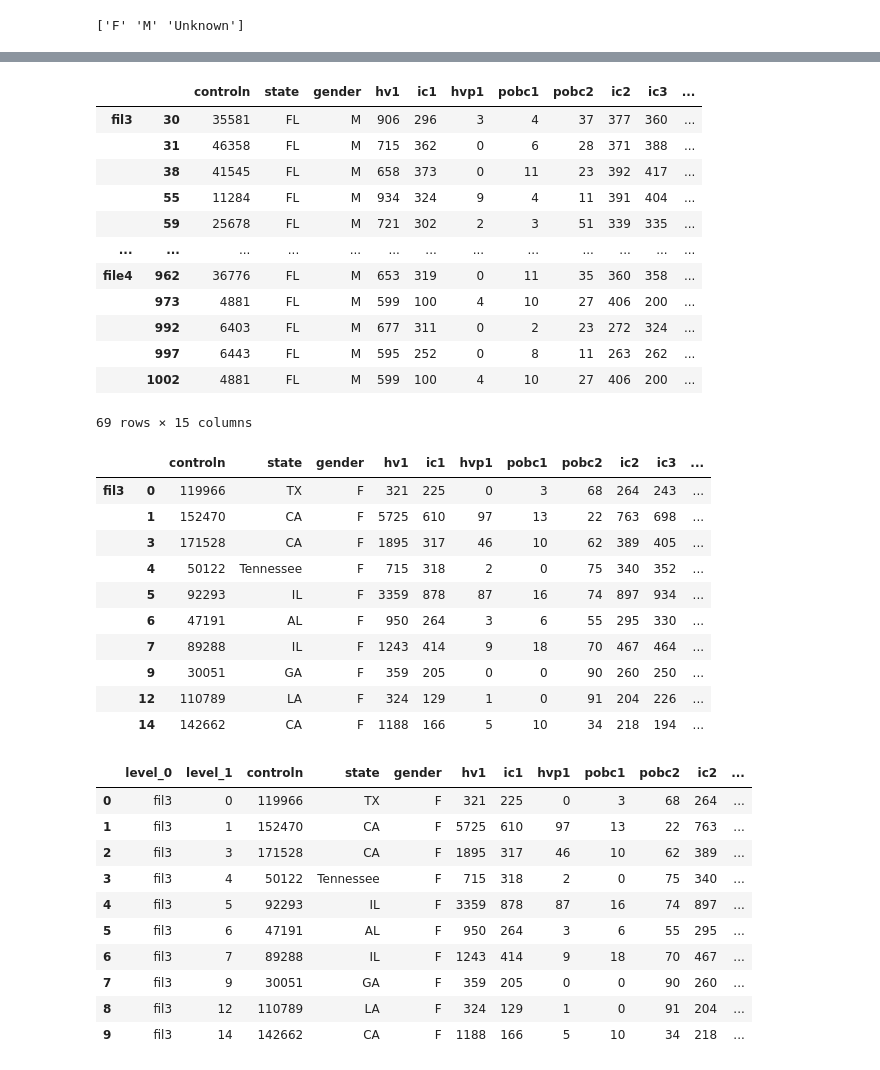
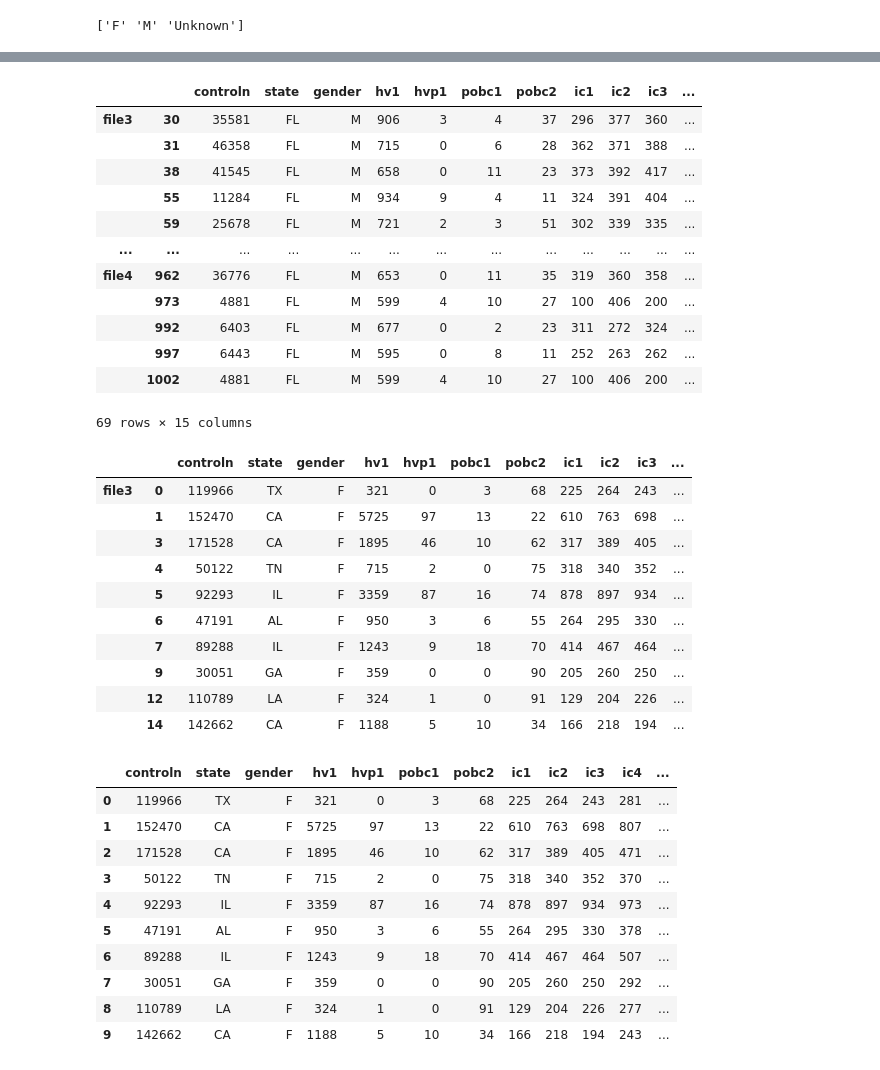
Before and after one commit to Aminmoh9/Pandas-Exercises, a Jupyter notebook: Pandas Exercises.ipynb, the cells around one changed output, grey strips where cells are left out. Saved outputs shown, nothing was run; the diff lists cells and outputs as text; code cells hidden in the pictures.

```diff
--- a/Pandas Exercises.ipynb
+++ b/Pandas Exercises.ipynb
@@ -64,6 +50,6 @@ Are the columns in the same order?
 True
 # %%
 #Rename all column names to lowercase to standardize them.
-file3.columns = file3.columns.str.lower()
-file4.columns = file4.columns.str.lower()
+file3.columns = file3.columns.str.lower().str.strip().str.replace('_', "")
+file4.columns = file4.columns.str.lower().str.strip().str.replace('_', "")
 # %%
@@ -86,6 +76,6 @@ Index(['controln', 'state', 'gender', 'hv1', 'ic1', 'ic4', 'hvp1', 'ic5',
 # %%
 #Merge the two dataframes (data_file3 and data_file4) into a single data dataframe.
-data=pd.concat([file3,file4], axis=0, keys=["fil3","file4"])
+data=pd.concat([file3,file4], axis=0, keys=["file3","file4"])
 data
 # %% [output]
 |  |  | controln | state | gender | hv1 | ic1 | ic4 | hvp1 | ic5 | pobc1 | pobc2 | ... |
@@ -158,6 +120,6 @@ data1
 # %%
 #Rearrange the columns so that ic2, ic3, ic4, and ic5 appear before AVGGIFT.
-rearranged_columns=['controln','state','gender','hv1','ic1','hvp1','pobc1','pobc2','ic2','ic3','ic4','ic5','avggift','tcode','target_d']
+rearranged_columns=['controln','state','gender','hv1','hvp1','pobc1','pobc2','ic1','ic2','ic3','ic4','ic5','avggift','tcode','targetd']
 data=data[rearranged_columns]
 data.head()
 # %% [output]
@@ -178,3 +140,6 @@ data['gender'] = data['gender'].replace({'u': 'Unknown', 'j': 'Unknown', 'a': 'U
 print(data['gender'].unique())
 # %% [output]
 ['F' 'M' 'Unknown']
+# %%
+data['state'] = data['state'].str.upper().replace({'TENNESSEE': 'TN'})
+print(data['state'].unique())
@@ -192,18 +162,18 @@ data.head()
 #Men who live in Florida (without storing the results)
 data[(data['gender'] == "M") & (data['state'] == 'FL')]
 # %% [output]
-|  |  | controln | state | gender | hv1 | ic1 | hvp1 | pobc1 | pobc2 | ic2 | ic3 | ... |
-| fil3 | 30 | 35581 | FL | M | 906 | 296 | 3 | 4 | 37 | 377 | 360 | ... |
-|  | 31 | 46358 | FL | M | 715 | 362 | 0 | 6 | 28 | 371 | 388 | ... |
-|  | 38 | 41545 | FL | M | 658 | 373 | 0 | 11 | 23 | 392 | 417 | ... |
-|  | 55 | 11284 | FL | M | 934 | 324 | 9 | 4 | 11 | 391 | 404 | ... |
-|  | 59 | 25678 | FL | M | 721 | 302 | 2 | 3 | 51 | 339 | 335 | ... |
+|  |  | controln | state | gender | hv1 | hvp1 | pobc1 | pobc2 | ic1 | ic2 | ic3 | ... |
+| file3 | 30 | 35581 | FL | M | 906 | 3 | 4 | 37 | 296 | 377 | 360 | ... |
+|  | 31 | 46358 | FL | M | 715 | 0 | 6 | 28 | 362 | 371 | 388 | ... |
+|  | 38 | 41545 | FL | M | 658 | 0 | 11 | 23 | 373 | 392 | 417 | ... |
+|  | 55 | 11284 | FL | M | 934 | 9 | 4 | 11 | 324 | 391 | 404 | ... |
+|  | 59 | 25678 | FL | M | 721 | 2 | 3 | 51 | 302 | 339 | 335 | ... |
 | ... | ... | ... | ... | ... | ... | ... | ... | ... | ... | ... | ... | ... |
-| file4 | 962 | 36776 | FL | M | 653 | 319 | 0 | 11 | 35 | 360 | 358 | ... |
-|  | 973 | 4881 | FL | M | 599 | 100 | 4 | 10 | 27 | 406 | 200 | ... |
-|  | 992 | 6403 | FL | M | 677 | 311 | 0 | 2 | 23 | 272 | 324 | ... |
-|  | 997 | 6443 | FL | M | 595 | 252 | 0 | 8 | 11 | 263 | 262 | ... |
-|  | 1002 | 4881 | FL | M | 599 | 100 | 4 | 10 | 27 | 406 | 200 | ... |
+| file4 | 962 | 36776 | FL | M | 653 | 0 | 11 | 35 | 319 | 360 | 358 | ... |
+|  | 973 | 4881 | FL | M | 599 | 4 | 10 | 27 | 100 | 406 | 200 | ... |
+|  | 992 | 6403 | FL | M | 677 | 0 | 2 | 23 | 311 | 272 | 324 | ... |
+|  | 997 | 6443 | FL | M | 595 | 0 | 8 | 11 | 252 | 263 | 262 | ... |
+|  | 1002 | 4881 | FL | M | 599 | 4 | 10 | 27 | 100 | 406 | 200 | ... |
 69 rows × 15 columns
 # %%
 #Filter the results for women and store the results in a new DataFrame.
@@ -212,33 +182,33 @@ women_data= data[data['gender']=='F']
 #Display the first 10 rows of the filtered DataFrame.
 women_data.head(10)
 # %% [output]
-|  |  | controln | state | gender | hv1 | ic1 | hvp1 | pobc1 | pobc2 | ic2 | ic3 | ... |
-| fil3 | 0 | 119966 | TX | F | 321 | 225 | 0 | 3 | 68 | 264 | 243 | ... |
-|  | 1 | 152470 | CA | F | 5725 | 610 | 97 | 13 | 22 | 763 | 698 | ... |
-|  | 3 | 171528 | CA | F | 1895 | 317 | 46 | 10 | 62 | 389 | 405 | ... |
-|  | 4 | 50122 | Tennessee | F | 715 | 318 | 2 | 0 | 75 | 340 | 352 | ... |
-|  | 5 | 92293 | IL | F | 3359 | 878 | 87 | 16 | 74 | 897 | 934 | ... |
-|  | 6 | 47191 | AL | F | 950 | 264 | 3 | 6 | 55 | 295 | 330 | ... |
-|  | 7 | 89288 | IL | F | 1243 | 414 | 9 | 18 | 70 | 467 | 464 | ... |
-|  | 9 | 30051 | GA | F | 359 | 205 | 0 | 0 | 90 | 260 | 250 | ... |
-|  | 12 | 110789 | LA | F | 324 | 129 | 1 | 0 | 91 | 204 | 226 | ... |
-|  | 14 | 142662 | CA | F | 1188 | 166 | 5 | 10 | 34 | 218 | 194 | ... |
+|  |  | controln | state | gender | hv1 | hvp1 | pobc1 | pobc2 | ic1 | ic2 | ic3 | ... |
+| file3 | 0 | 119966 | TX | F | 321 | 0 | 3 | 68 | 225 | 264 | 243 | ... |
+|  | 1 | 152470 | CA | F | 5725 | 97 | 13 | 22 | 610 | 763 | 698 | ... |
+|  | 3 | 171528 | CA | F | 1895 | 46 | 10 | 62 | 317 | 389 | 405 | ... |
+|  | 4 | 50122 | TN | F | 715 | 2 | 0 | 75 | 318 | 340 | 352 | ... |
+|  | 5 | 92293 | IL | F | 3359 | 87 | 16 | 74 | 878 | 897 | 934 | ... |
+|  | 6 | 47191 | AL | F | 950 | 3 | 6 | 55 | 264 | 295 | 330 | ... |
+|  | 7 | 89288 | IL | F | 1243 | 9 | 18 | 70 | 414 | 467 | 464 | ... |
+|  | 9 | 30051 | GA | F | 359 | 0 | 0 | 90 | 205 | 260 | 250 | ... |
+|  | 12 | 110789 | LA | F | 324 | 1 | 0 | 91 | 129 | 204 | 226 | ... |
+|  | 14 | 142662 | CA | F | 1188 | 5 | 10 | 34 | 166 | 218 | 194 | ... |
 # %%
 #Reset the index with and without the drop=True parameter to observe the difference.
-reset_index_df=women_data.reset_index()
+reset_index_df=women_data.reset_index(drop=True)
 reset_index_df.head(10)
 # %% [output]
-|  | level_0 | level_1 | controln | state | gender | hv1 | ic1 | hvp1 | pobc1 | pobc2 | ic2 | ... |
-| 0 | fil3 | 0 | 119966 | TX | F | 321 | 225 | 0 | 3 | 68 | 264 | ... |
-| 1 | fil3 | 1 | 152470 | CA | F | 5725 | 610 | 97 | 13 | 22 | 763 | ... |
-| 2 | fil3 | 3 | 171528 | CA | F | 1895 | 317 | 46 | 10 | 62 | 389 | ... |
-| 3 | fil3 | 4 | 50122 | Tennessee | F | 715 | 318 | 2 | 0 | 75 | 340 | ... |
-| 4 | fil3 | 5 | 92293 | IL | F | 3359 | 878 | 87 | 16 | 74 | 897 | ... |
-| 5 | fil3 | 6 | 47191 | AL | F | 950 | 264 | 3 | 6 | 55 | 295 | ... |
-| 6 | fil3 | 7 | 89288 | IL | F | 1243 | 414 | 9 | 18 | 70 | 467 | ... |
-| 7 | fil3 | 9 | 30051 | GA | F | 359 | 205 | 0 | 0 | 90 | 260 | ... |
-| 8 | fil3 | 12 | 110789 | LA | F | 324 | 129 | 1 | 0 | 91 | 204 | ... |
-| 9 | fil3 | 14 | 142662 | CA | F | 1188 | 166 | 5 | 10 | 34 | 218 | ... |
+|  | controln | state | gender | hv1 | hvp1 | pobc1 | pobc2 | ic1 | ic2 | ic3 | ic4 | ... |
+| 0 | 119966 | TX | F | 321 | 0 | 3 | 68 | 225 | 264 | 243 | 281 | ... |
+| 1 | 152470 | CA | F | 5725 | 97 | 13 | 22 | 610 | 763 | 698 | 807 | ... |
+| 2 | 171528 | CA | F | 1895 | 46 | 10 | 62 | 317 | 389 | 405 | 471 | ... |
+| 3 | 50122 | TN | F | 715 | 2 | 0 | 75 | 318 | 340 | 352 | 370 | ... |
+| 4 | 92293 | IL | F | 3359 | 87 | 16 | 74 | 878 | 897 | 934 | 973 | ... |
+| 5 | 47191 | AL | F | 950 | 3 | 6 | 55 | 264 | 295 | 330 | 378 | ... |
+| 6 | 89288 | IL | F | 1243 | 9 | 18 | 70 | 414 | 467 | 464 | 507 | ... |
+| 7 | 30051 | GA | F | 359 | 0 | 0 | 90 | 205 | 260 | 250 | 292 | ... |
+| 8 | 110789 | LA | F | 324 | 1 | 0 | 91 | 129 | 204 | 226 | 277 | ... |
+| 9 | 142662 | CA | F | 1188 | 5 | 10 | 34 | 166 | 218 | 194 | 243 | ... |
 # %%
 #Display rows from index 100 to 200
 rows_100_to_200= data.iloc[100:201]
```
Also changed, not shown: parts of 21 cells of this notebook.
